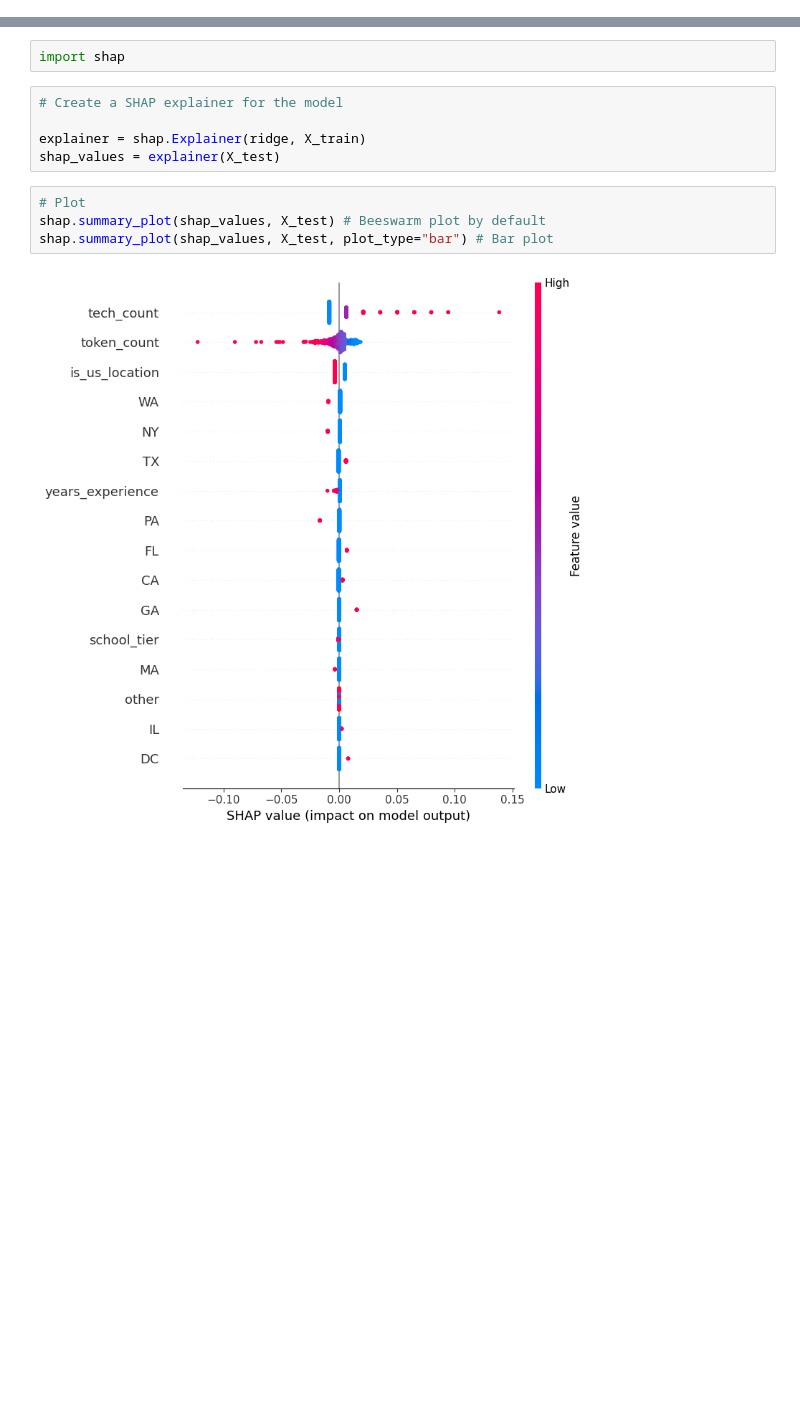
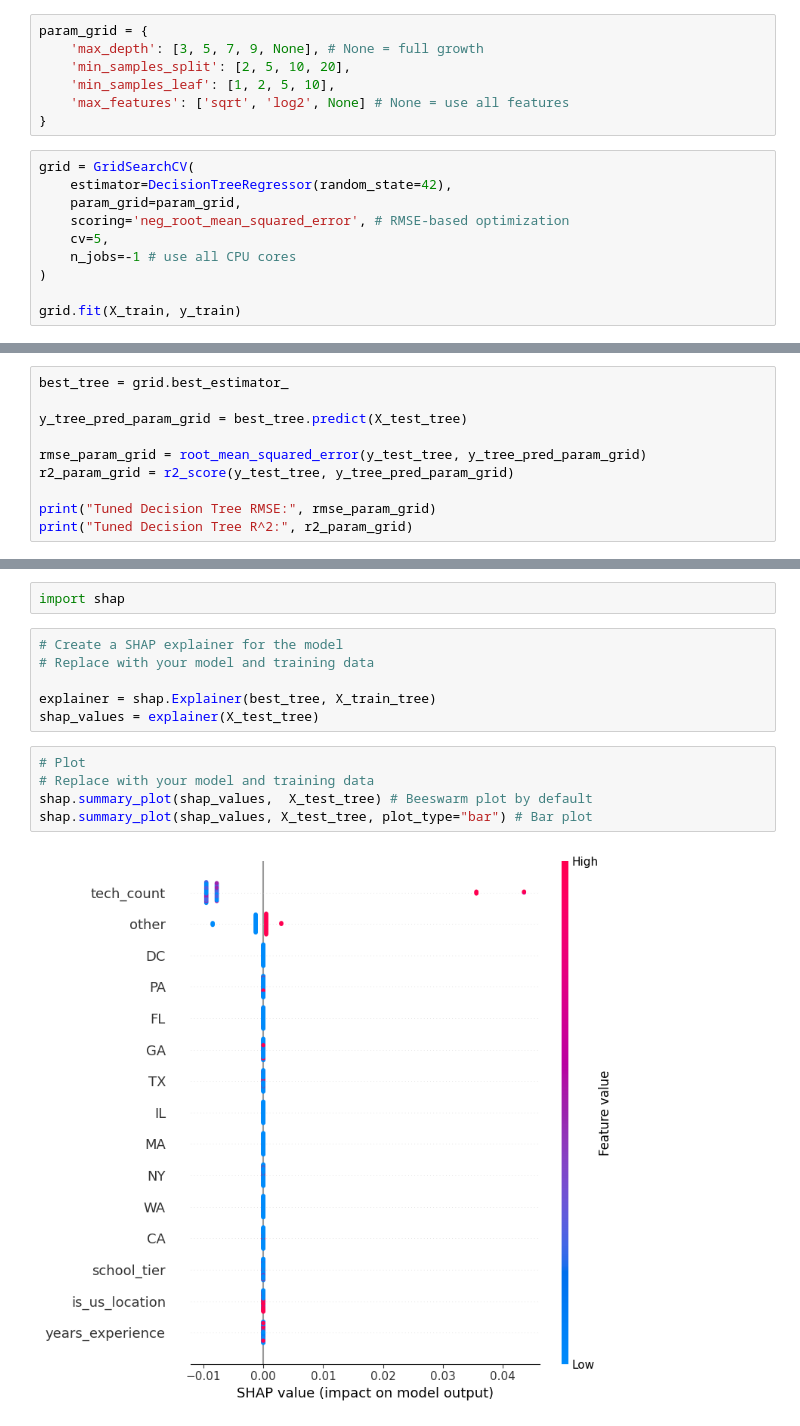
Before and after one commit to j-maiquez/ResumeML, a Jupyter notebook: resume_scanner.ipynb, the cells around one changed output, grey strips where cells are left out. Cells and saved outputs as stored; diff of their text form; blank space fills up the shorter version.

Commit message:
Added decision tree + category-filtered dataset

```diff
--- a/resume_scanner.ipynb
+++ b/resume_scanner.ipynb
@@ -712,0 +752,17 @@ joblib.dump(ridge, 'ridge_model.pkl')
+# %%
+param_grid = {
+    'max_depth': [3, 5, 7, 9, None], # None = full growth
+    'min_samples_split': [2, 5, 10, 20],
+    'min_samples_leaf': [1, 2, 5, 10],
+    'max_features': ['sqrt', 'log2', None] # None = use all features
+}
+# %%
+grid = GridSearchCV(
+    estimator=DecisionTreeRegressor(random_state=42),
+    param_grid=param_grid,
+    scoring='neg_root_mean_squared_error', # RMSE-based optimization
+    cv=5,
+    n_jobs=-1 # use all CPU cores
+)
+
+grid.fit(X_train, y_train)
@@ -712,0 +775,10 @@ joblib.dump(ridge, 'ridge_model.pkl')
+# %%
+best_tree = grid.best_estimator_
+
+y_tree_pred_param_grid = best_tree.predict(X_test_tree)
+
+rmse_param_grid = root_mean_squared_error(y_test_tree, y_tree_pred_param_grid)
+r2_param_grid = r2_score(y_test_tree, y_tree_pred_param_grid)
+
+print("Tuned Decision Tree RMSE:", rmse_param_grid)
+print("Tuned Decision Tree R^2:", r2_param_grid)
@@ -716,12 +791,14 @@ joblib.dump(ridge, 'ridge_model.pkl')
 import shap
 # %%
 # Create a SHAP explainer for the model
+# Replace with your model and training data
 
-explainer = shap.Explainer(ridge, X_train)
-shap_values = explainer(X_test)
+explainer = shap.Explainer(best_tree, X_train_tree)
+shap_values = explainer(X_test_tree)
 # %%
 # Plot
-shap.summary_plot(shap_values, X_test) # Beeswarm plot by default
-shap.summary_plot(shap_values, X_test, plot_type="bar") # Bar plot
+# Replace with your model and training data
+shap.summary_plot(shap_values,  X_test_tree) # Beeswarm plot by default
+shap.summary_plot(shap_values, X_test_tree, plot_type="bar") # Bar plot
 # %% [output]
-[figure, old version]
+[figure, new version]
```
Also changed, not shown: parts of 27 cells of this notebook, 1 other file.
